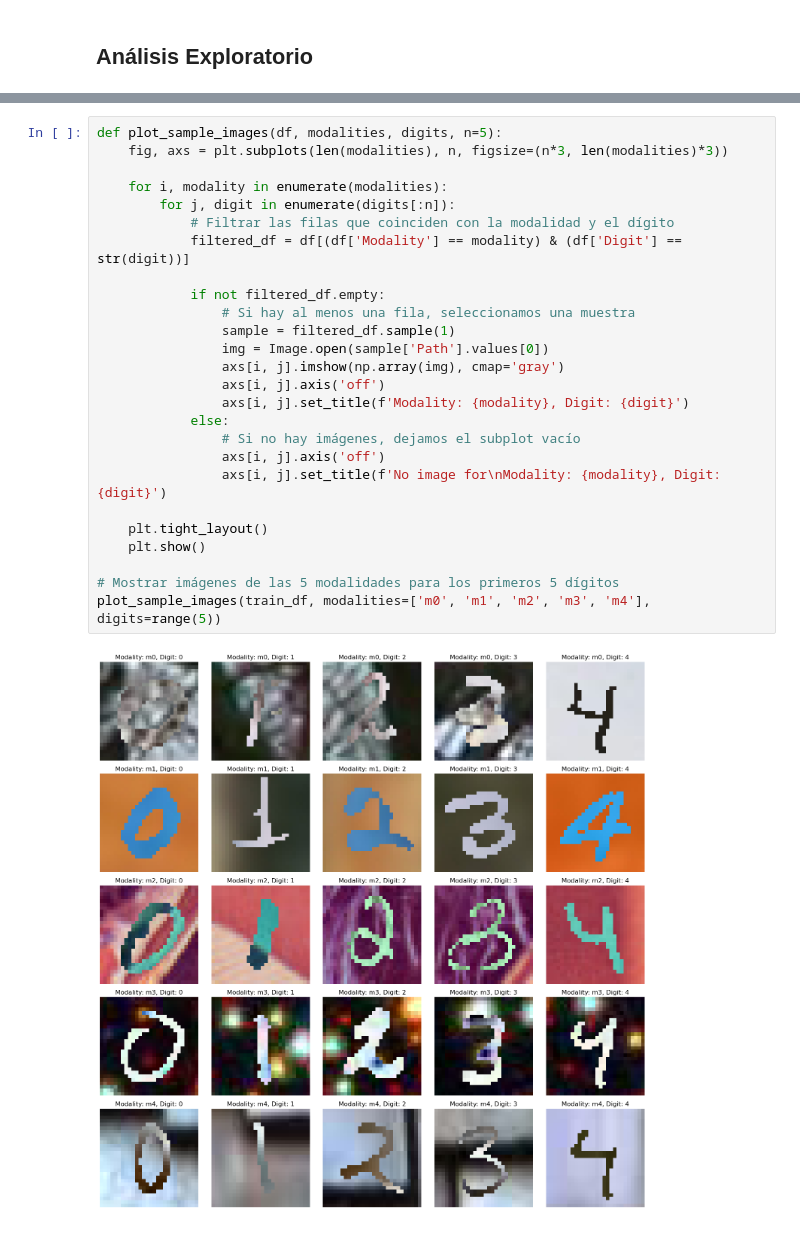
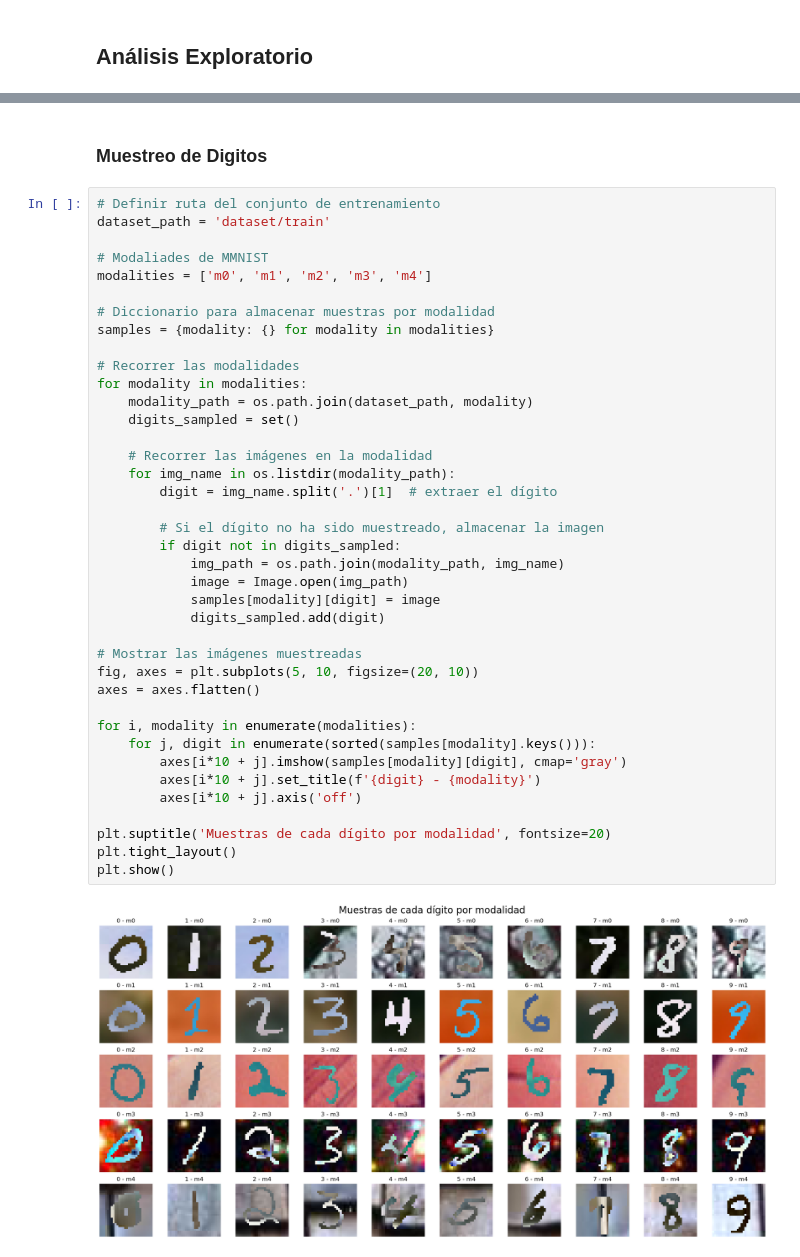
Before and after one commit to LeivaDiego/Lab4-DataScience, a Jupyter notebook: Lab4_CNN.ipynb, the cells around one changed output, grey strips where cells are left out. Drawn from its saved outputs; the diff is of its cells as text.

```diff
--- a/Lab4_CNN.ipynb
+++ b/Lab4_CNN.ipynb
@@ -167,28 +95,43 @@ plt.show()
-# %%
-def plot_sample_images(df, modalities, digits, n=5):
-    fig, axs = plt.subplots(len(modalities), n, figsize=(n*3, len(modalities)*3))
-
-    for i, modality in enumerate(modalities):
-        for j, digit in enumerate(digits[:n]):
-            # Filtrar las filas que coinciden con la modalidad y el dígito
-            filtered_df = df[(df['Modality'] == modality) & (df['Digit'] == str(digit))]
-
-            if not filtered_df.empty:
-                # Si hay al menos una fila, seleccionamos una muestra
-                sample = filtered_df.sample(1)
-                img = Image.open(sample['Path'].values[0])
-                axs[i, j].imshow(np.array(img), cmap='gray')
-                axs[i, j].axis('off')
-                axs[i, j].set_title(f'Modality: {modality}, Digit: {digit}')
-            else:
-                # Si no hay imágenes, dejamos el subplot vacío
-                axs[i, j].axis('off')
-                axs[i, j].set_title(f'No image for\nModality: {modality}, Digit: {digit}')
-
-    plt.tight_layout()
-    plt.show()
-
-# Mostrar imágenes de las 5 modalidades para los primeros 5 dígitos
-plot_sample_images(train_df, modalities=['m0', 'm1', 'm2', 'm3', 'm4'], digits=range(5))
-# %% [output]
-[figure, removed]
+# %% [markdown]
+### Muestreo de Digitos
+# %%
+# Definir ruta del conjunto de entrenamiento
+dataset_path = 'dataset/train'
+
+# Modaliades de MMNIST
+modalities = ['m0', 'm1', 'm2', 'm3', 'm4']
+
+# Diccionario para almacenar muestras por modalidad
+samples = {modality: {} for modality in modalities}
+
+# Recorrer las modalidades
+for modality in modalities:
+    modality_path = os.path.join(dataset_path, modality)
+    digits_sampled = set()
+
+    # Recorrer las imágenes en la modalidad
+    for img_name in os.listdir(modality_path):
+        digit = img_name.split('.')[1]  # extraer el dígito
+
+        # Si el dígito no ha sido muestreado, almacenar la imagen
+        if digit not in digits_sampled:
+            img_path = os.path.join(modality_path, img_name)
+            image = Image.open(img_path)
+            samples[modality][digit] = image
+            digits_sampled.add(digit)
+
+# Mostrar las imágenes muestreadas
+fig, axes = plt.subplots(5, 10, figsize=(20, 10))
+axes = axes.flatten()
+
+for i, modality in enumerate(modalities):
+    for j, digit in enumerate(sorted(samples[modality].keys())):
+        axes[i*10 + j].imshow(samples[modality][digit], cmap='gray')
+        axes[i*10 + j].set_title(f'{digit} - {modality}')
+        axes[i*10 + j].axis('off')
+
+plt.suptitle('Muestras de cada dígito por modalidad', fontsize=20)
+plt.tight_layout()
+plt.show()
+# %% [output]
+[figure, added]
```
Also changed, not shown: parts of 26 cells of this notebook.
